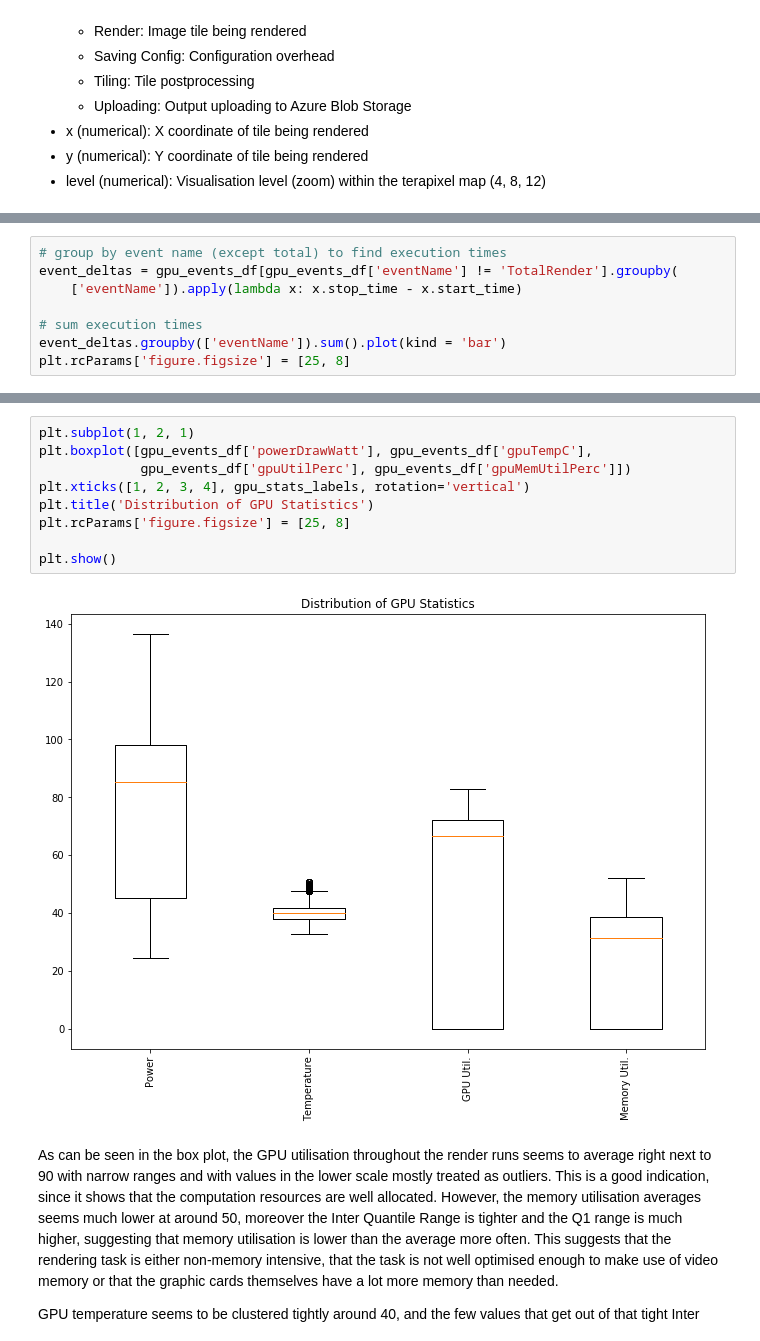
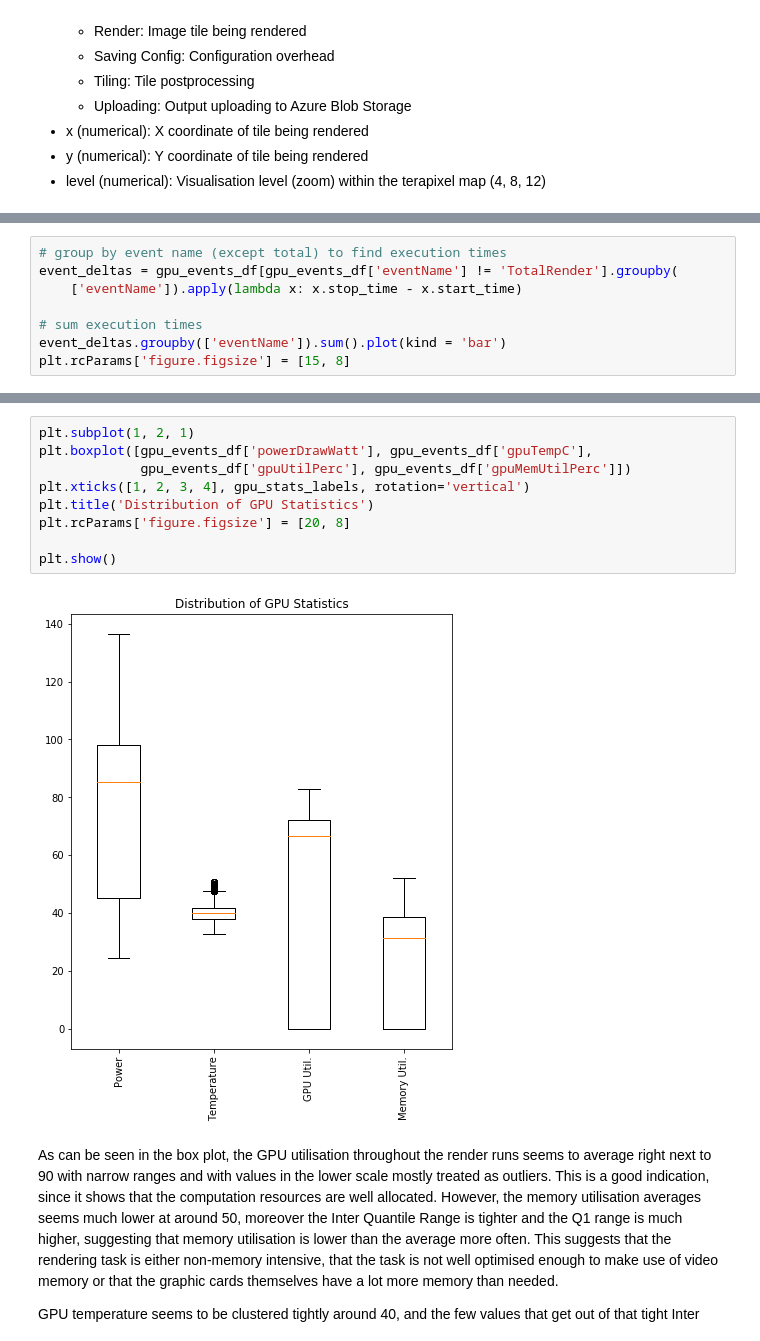
Before and after one commit to Castdeath97/csc8634-project, a Jupyter notebook: notebooks/data-understanding.ipynb, the cells around one changed output, grey strips where cells are left out. Cells and saved outputs as stored; diff of their text form.

```diff
--- a/notebooks/data-understanding.ipynb
+++ b/notebooks/data-understanding.ipynb
@@ -112,5 +115,5 @@ event_deltas = gpu_events_df[gpu_events_df['eventName'] != 'TotalRender'].groupb
 
 # sum execution times
 event_deltas.groupby(['eventName']).sum().plot(kind = 'bar')
-plt.rcParams['figure.figsize'] = [25, 8]
+plt.rcParams['figure.figsize'] = [15, 8]
 # %% [output]
@@ -124,14 +136,14 @@ It seems that the GPUs overwhelmingly work on rendering most of their time judgi
 # %%
 plt.subplot(1, 2, 1)
 plt.boxplot([gpu_events_df['powerDrawWatt'], gpu_events_df['gpuTempC'],
              gpu_events_df['gpuUtilPerc'], gpu_events_df['gpuMemUtilPerc']])
 plt.xticks([1, 2, 3, 4], gpu_stats_labels, rotation='vertical')
 plt.title('Distribution of GPU Statistics')
-plt.rcParams['figure.figsize'] = [25, 8]
+plt.rcParams['figure.figsize'] = [20, 8]
 
 plt.show()
 # %% [output]
-[figure, old version]
+[figure, new version]
 # %% [markdown]
 As can  be seen in the box plot, the GPU utilisation throughout the render runs seems to average right next to 90 with narrow ranges and with values in the lower scale mostly treated as outliers. This is a good indication, since it shows that the computation resources are well allocated. However, the memory utilisation averages seems much lower at around 50, moreover the Inter Quantile Range is tighter and the Q1 range is much higher, suggesting that memory utilisation is lower than the average more often. This suggests that the rendering task is either non-memory intensive, that the task is not well optimised enough to make use of video memory or that the graphic cards themselves have a lot more memory than needed.
 
```
Also changed, not shown: parts of 20 cells of this notebook, 1 other file.
